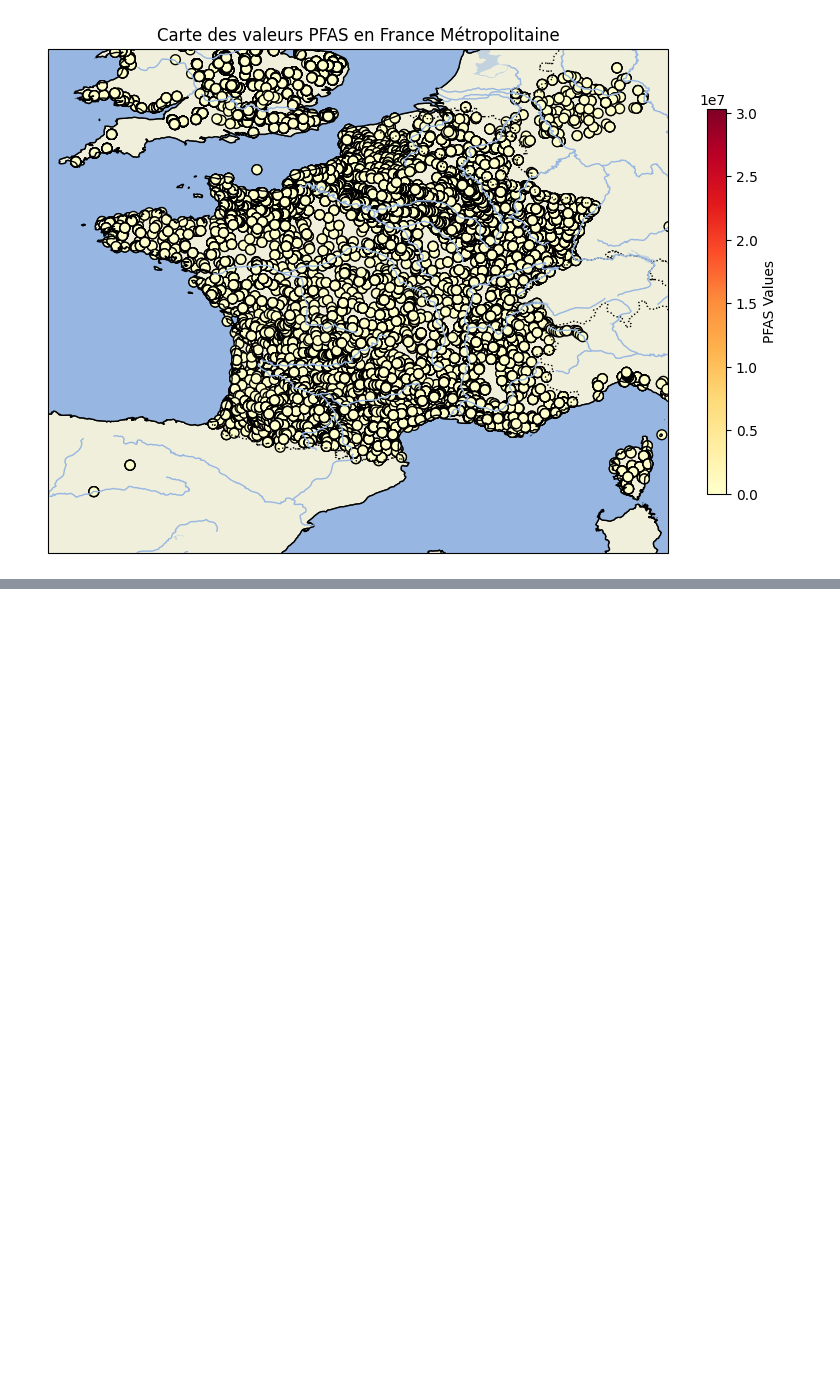
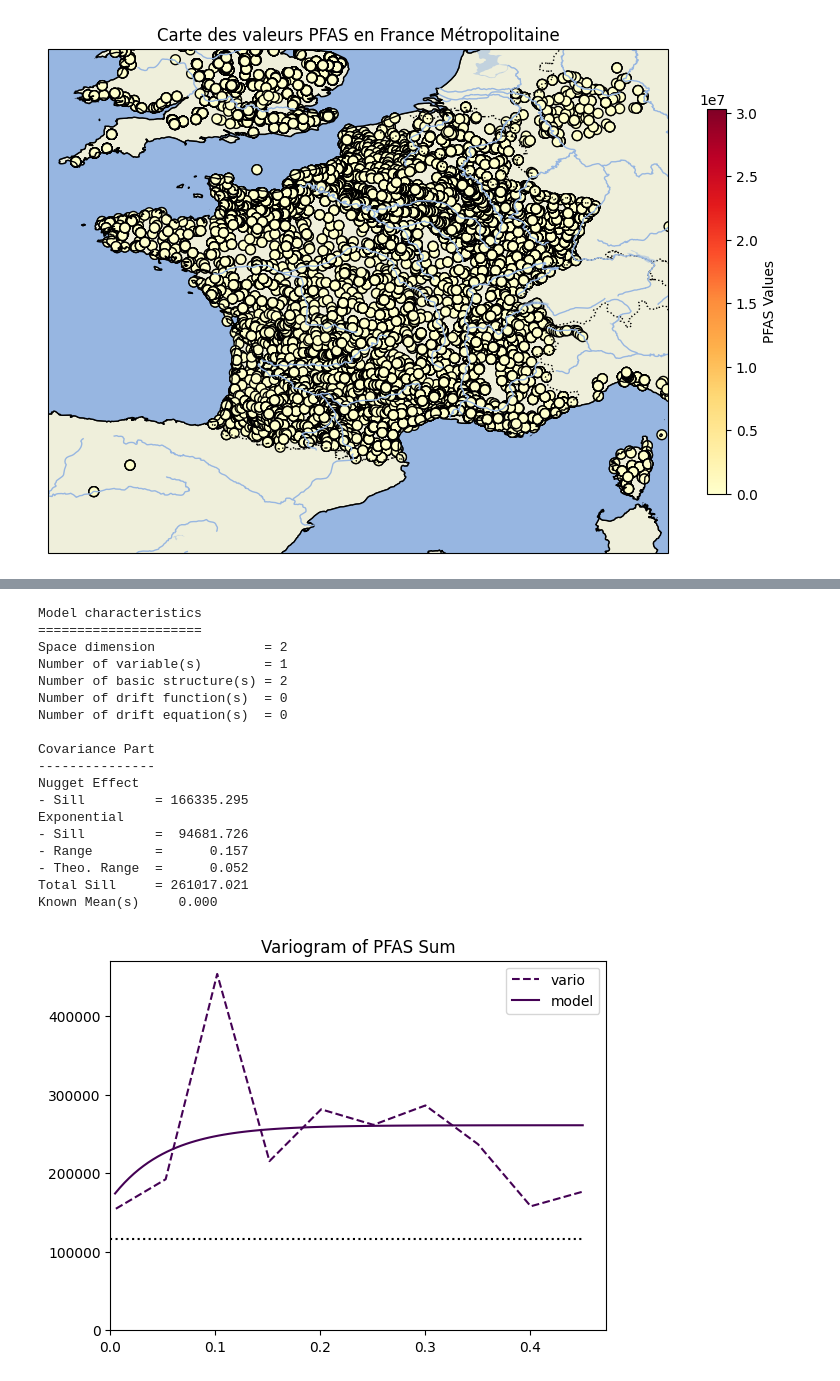
Before and after one commit to adwge99/Krigeage_PFAS, a Jupyter notebook: test.ipynb, the cells around one changed output, grey strips where cells are left out. Drawn from its saved outputs; the diff is of its cells as text; code cells hidden in the pictures; blank space fills up the shorter version.

```diff
--- a/test.ipynb
+++ b/test.ipynb
@@ -190,0 +226,47 @@ plt.show()
+# %%
+# Localiser la variable Z (pfas_sum)
+db_france_2024.clearLocators(gl.ELoc.Z)
+db_france_2024.setLocator("pfas_sum", gl.ELoc.Z)
+
+# Définir les paramètres du variogramme (omnidirectionnel)
+varioParam = gl.VarioParam.createOmniDirection(npas=10, dpas=0.05)
+
+# Calculer le variogramme à partir des données
+var_Z = gl.Vario.computeFromDb(varioParam, db_france_2024)
+
+# Créer et ajuster un modèle au variogramme
+mod_Z = gl.Model()
+opt = gl.Option_AutoFit()
+opt.setWmode(2)  # pondération proportionnelle au nombre de paires et inversement proportionnelle à la distance
+mod_Z.fit(var_Z, [gl.ECov.NUGGET, gl.ECov.EXPONENTIAL, gl.ECov.EXPONENTIAL], mauto=opt)
+
+# Tracer le variogramme et le modèle ajusté
+fig, ax = plt.subplots()
+ax = gp.varmod(var_Z, mod_Z, flagLegend=True)
+ax.decoration(title="Variogram of PFAS Sum")
+
+# Afficher le modèle ajusté
+mod_Z.display()
+
+# Afficher le plot
+plt.show()
+# %% [output]
+Model characteristics
+=====================
+Space dimension              = 2
+Number of variable(s)        = 1
+Number of basic structure(s) = 2
+Number of drift function(s)  = 0
+Number of drift equation(s)  = 0
+
+Covariance Part
+---------------
+Nugget Effect
+- Sill         = 166335.295
+Exponential
+- Sill         =  94681.726
+- Range        =      0.157
+- Theo. Range  =      0.052
+Total Sill     = 261017.021
+Known Mean(s)     0.000
+[figure, added]
```
Also changed, not shown: parts of 19 cells of this notebook.
